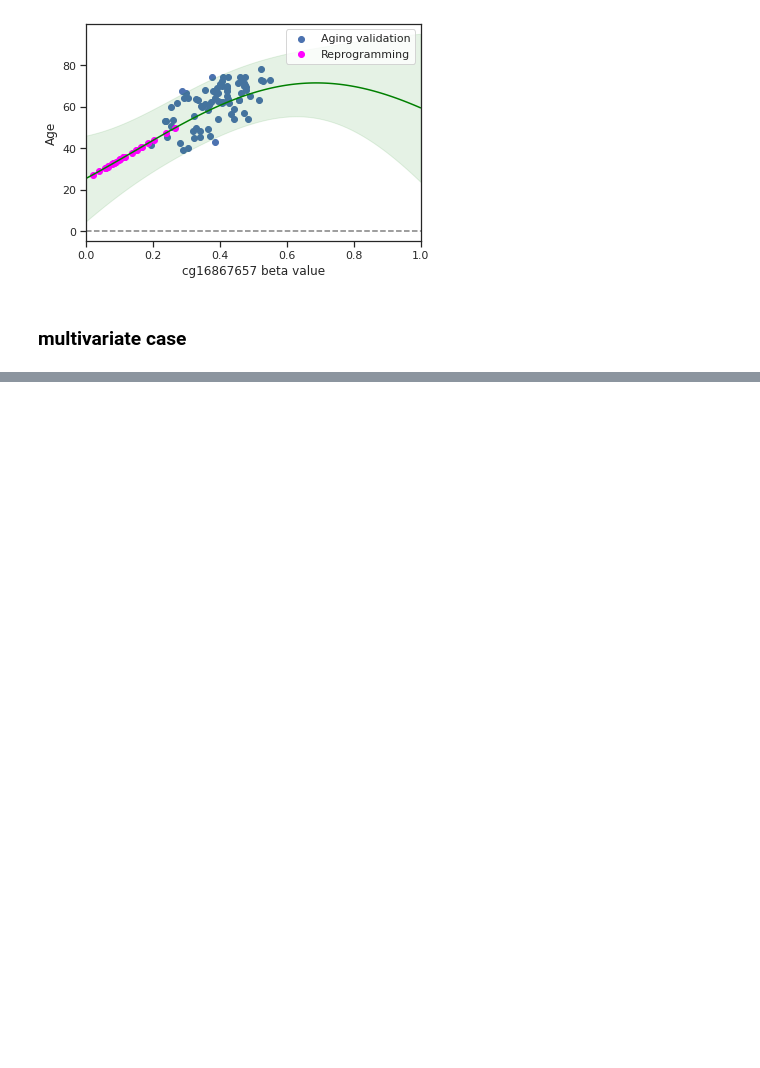
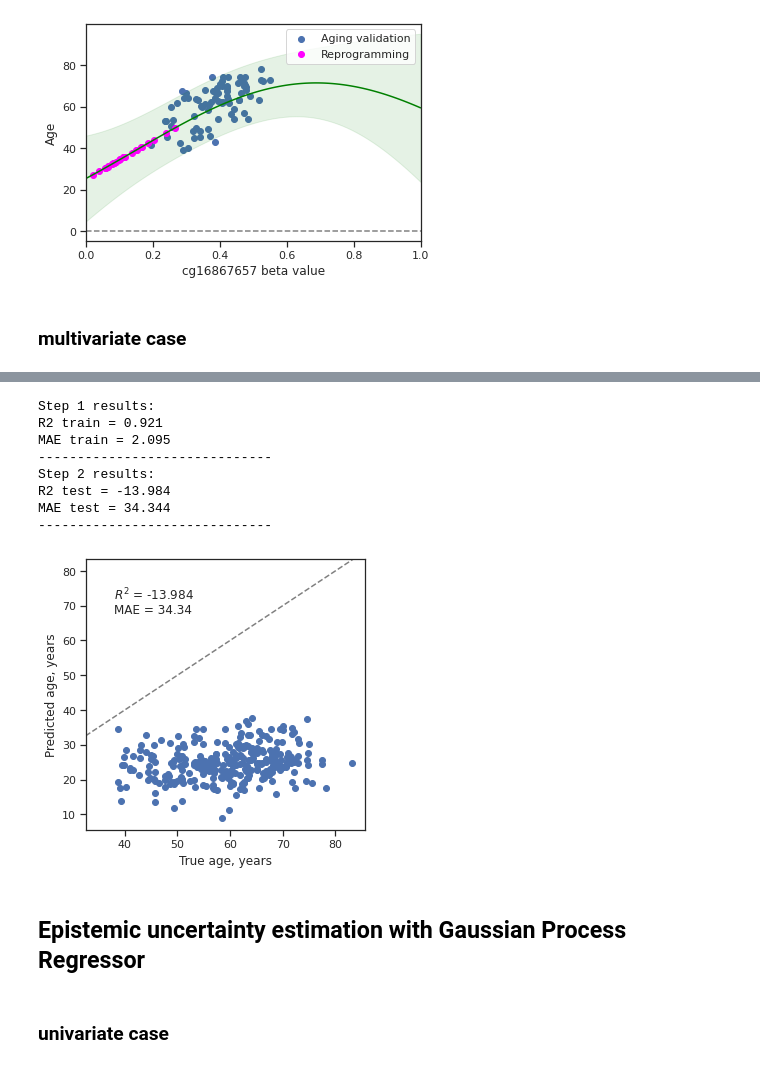
Before and after one commit to ComputationalAgingLab/reprogramming_ood, a Jupyter notebook: regression_analysis.ipynb, the cells around one changed output, grey strips where cells are left out. Cells and saved outputs as stored; diff of their text form; code cells hidden in the pictures; blank space fills up the shorter version.

```diff
--- a/regression_analysis.ipynb
+++ b/regression_analysis.ipynb
@@ -665,0 +650,13 @@ max(xy_pvals)
+# %%
+# case with dim X > 1
+# clock = clocks['Hannum clock (71 CpGs)']
+clock = clocks['Skin clock (391 CpGs)']
+sites = clock.index.intersection(dfr.index).intersection(dfa.index)
+
+Xa_clock = dfa.loc[sites].T
+Xr_clock = dfr.loc[sites].T
+
+ya = meta['age']
+yr = metr['age'].values
+
+X_train, X_test, y_train, y_test = train_test_split(Xa_clock, ya, test_size=0.10, random_state=10)
@@ -665,0 +691,25 @@ max(xy_pvals)
+# %%
+(y_train_predict_step1,
+y_test_predict_step1,
+y_train_predict_step2,
+y_test_predict_step2) = inverse_train_test_procedure(LassoCV,
+                                 X_train, y_train,
+                                 Xr_clock, y_test=None,
+                                 params={"max_iter":3000},
+                                 verbose=1)
+
+plot_performance_scatter(y_train, y_test_predict_step2, eq_bounds=(35, 80))
+# %% [output]
+Step 1 results:
+R2 train = 0.921
+MAE train = 2.095
+------------------------------
+Step 2 results:
+R2 test = -13.984
+MAE test = 34.344
+------------------------------
+[figure, added]
+# %% [markdown]
+## Epistemic uncertainty estimation with Gaussian Process Regressor
+# %% [markdown]
+### univariate case
```
Also changed, not shown: parts of 57 cells of this notebook.
